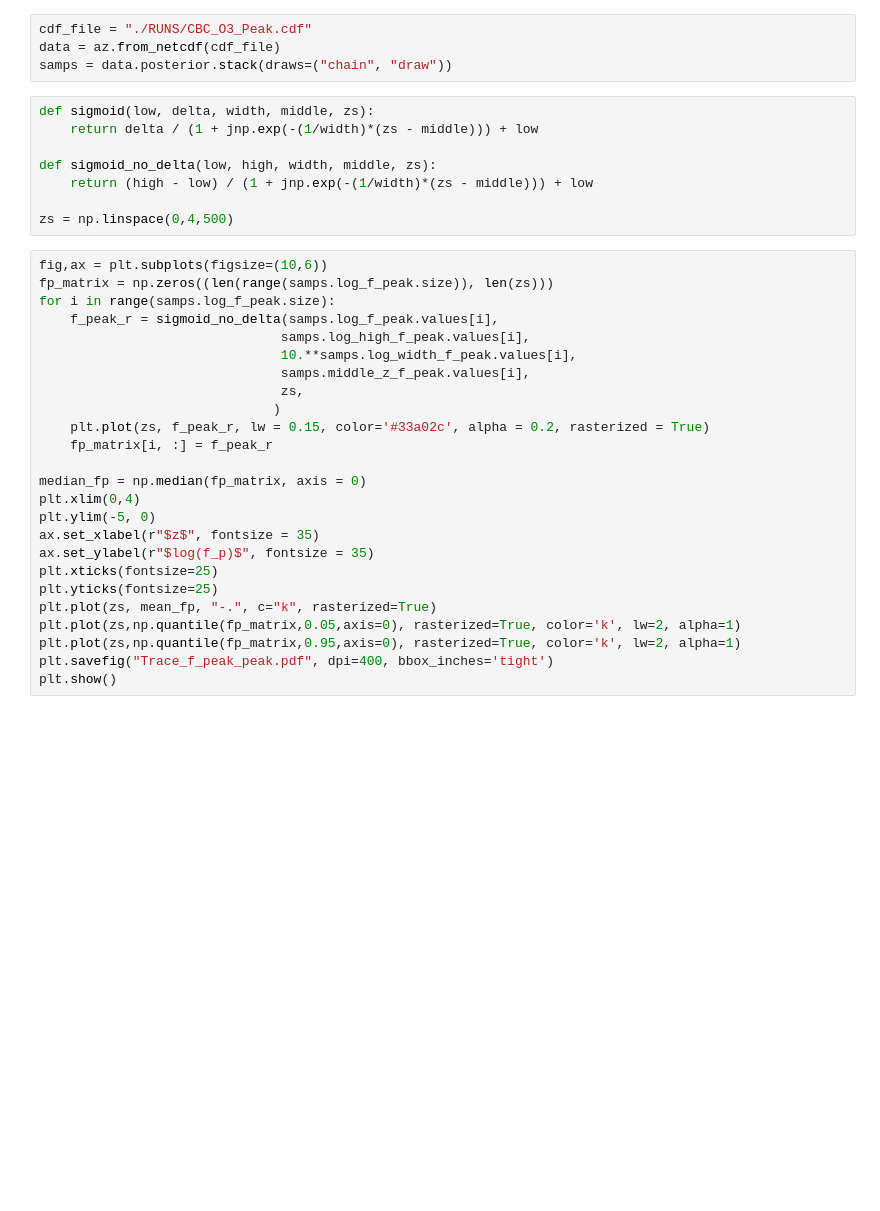
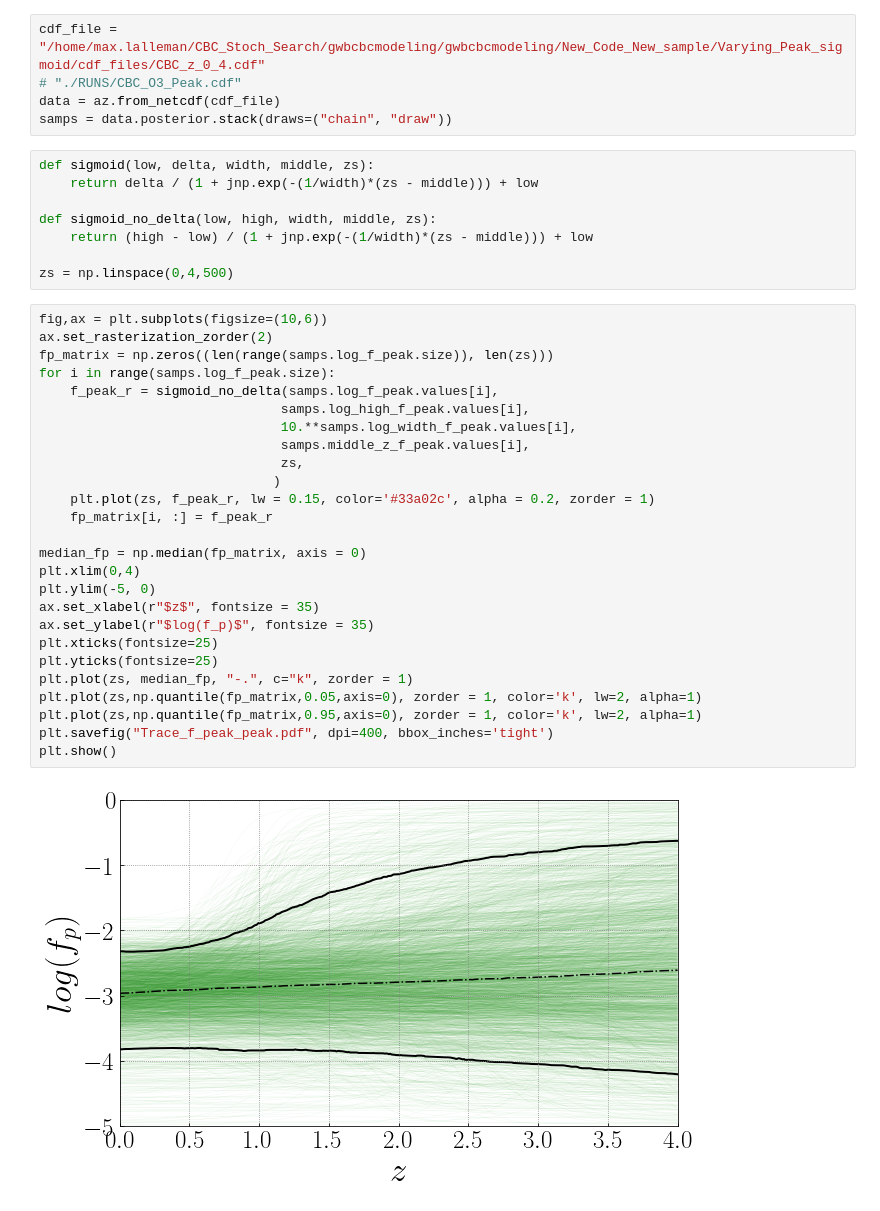
Before and after one commit to maxlalleman/bbh_mass_distribution_redshift_variation_inference, a Jupyter notebook: figures/Traces_peak.ipynb, the cells around one changed output. Cells and saved outputs as stored; diff of their text form; blank space fills up the shorter version.

Commit message:
Adding plotting style and some changes to notebook testing them out.

```diff
--- a/figures/Traces_peak.ipynb
+++ b/figures/Traces_peak.ipynb
@@ -6,7 +7,8 @@ from makeCorner import *
 
 az.rcParams["plot.max_subplots"] = 80
 # %%
-cdf_file = "./RUNS/CBC_O3_Peak.cdf"
+cdf_file = "/home/max.lalleman/CBC_Stoch_Search/gwbcbcmodeling/gwbcbcmodeling/New_Code_New_sample/Varying_Peak_sigmoid/cdf_files/CBC_z_0_4.cdf"
+# "./RUNS/CBC_O3_Peak.cdf"
 data = az.from_netcdf(cdf_file)
 samps = data.posterior.stack(draws=("chain", "draw"))
 # %%
@@ -19,28 +21,31 @@ def sigmoid_no_delta(low, high, width, middle, zs):
 zs = np.linspace(0,4,500)
 # %%
 fig,ax = plt.subplots(figsize=(10,6))
+ax.set_rasterization_zorder(2)
 fp_matrix = np.zeros((len(range(samps.log_f_peak.size)), len(zs)))
 for i in range(samps.log_f_peak.size):
     f_peak_r = sigmoid_no_delta(samps.log_f_peak.values[i],
                                samps.log_high_f_peak.values[i],
                                10.**samps.log_width_f_peak.values[i],
                                samps.middle_z_f_peak.values[i],
                                zs,
                               )
-    plt.plot(zs, f_peak_r, lw = 0.15, color='#33a02c', alpha = 0.2, rasterized = True)
+    plt.plot(zs, f_peak_r, lw = 0.15, color='#33a02c', alpha = 0.2, zorder = 1)
     fp_matrix[i, :] = f_peak_r
 
 median_fp = np.median(fp_matrix, axis = 0)
 plt.xlim(0,4)
 plt.ylim(-5, 0)
 ax.set_xlabel(r"$z$", fontsize = 35)
 ax.set_ylabel(r"$log(f_p)$", fontsize = 35)
 plt.xticks(fontsize=25)
 plt.yticks(fontsize=25)
-plt.plot(zs, mean_fp, "-.", c="k", rasterized=True)
-plt.plot(zs,np.quantile(fp_matrix,0.05,axis=0), rasterized=True, color='k', lw=2, alpha=1)
-plt.plot(zs,np.quantile(fp_matrix,0.95,axis=0), rasterized=True, color='k', lw=2, alpha=1)
+plt.plot(zs, median_fp, "-.", c="k", zorder = 1)
+plt.plot(zs,np.quantile(fp_matrix,0.05,axis=0), zorder = 1, color='k', lw=2, alpha=1)
+plt.plot(zs,np.quantile(fp_matrix,0.95,axis=0), zorder = 1, color='k', lw=2, alpha=1)
 plt.savefig("Trace_f_peak_peak.pdf", dpi=400, bbox_inches='tight')
 plt.show()
+# %% [output]
+[figure, added]
 # %%
 fig,ax = plt.subplots(figsize=(10,6))
```
Also changed, not shown: parts of 3 cells of this notebook, 13 other files.
